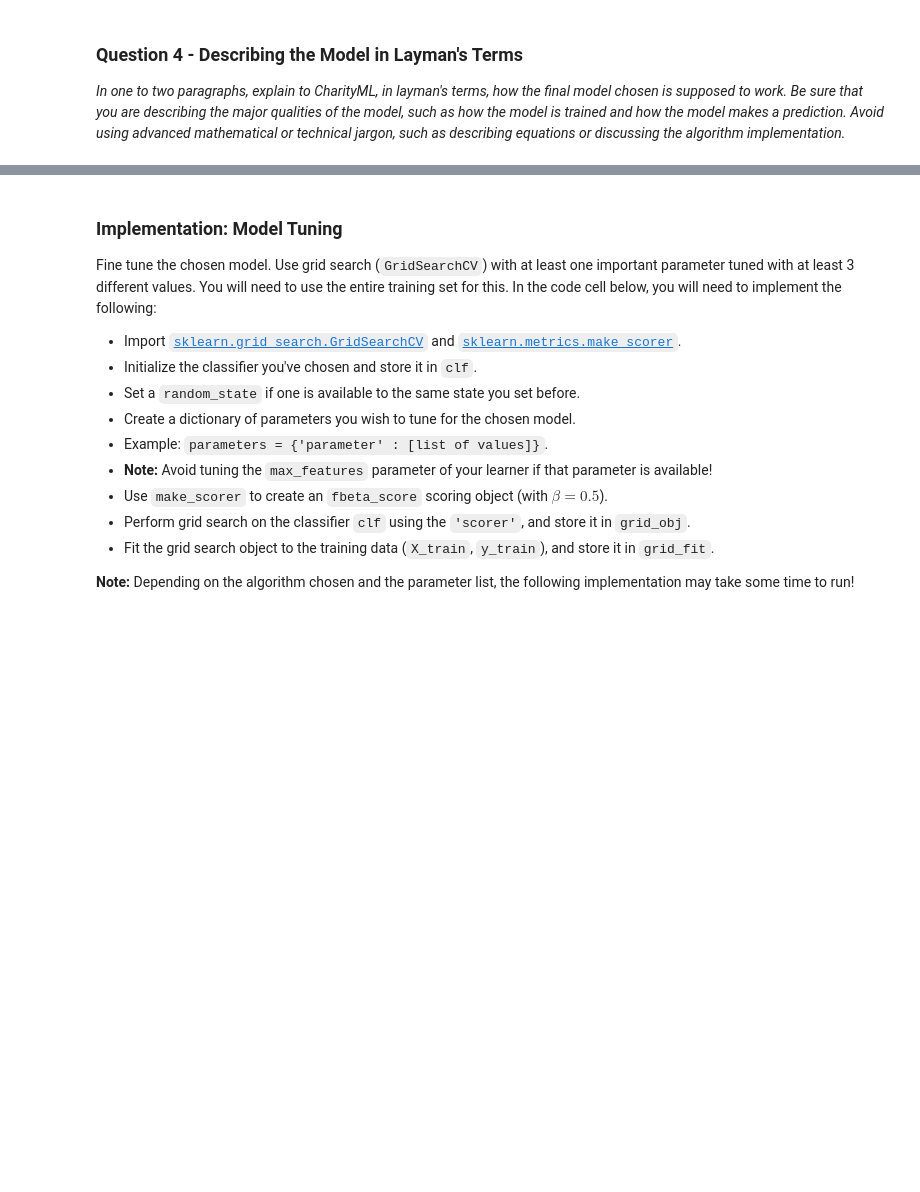
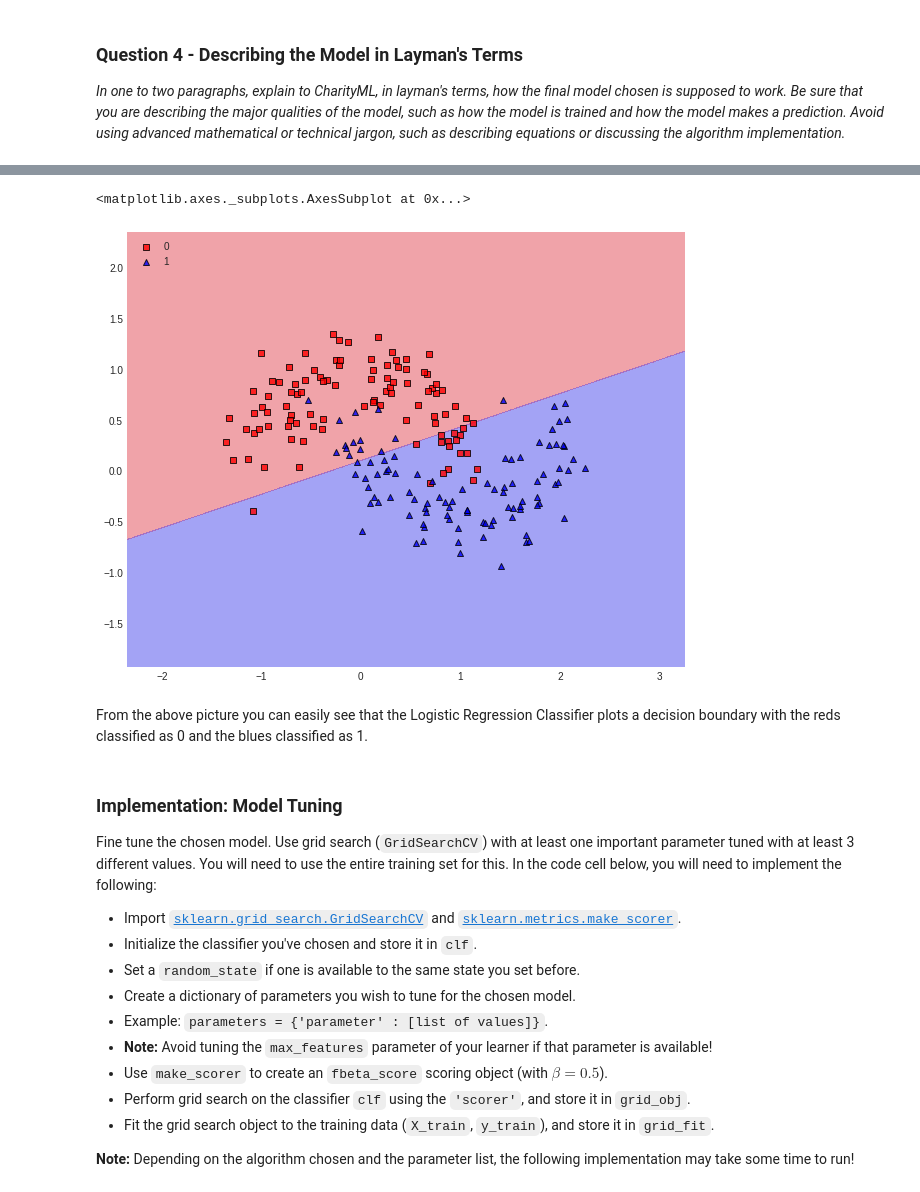
Before and after one commit to N00bsie/machine-learning, a Jupyter notebook: projects/finding_donors/finding_donors.ipynb, the cells around one changed output, grey strips where cells are left out. Cells and saved outputs as stored; diff of their text form; code cells hidden in the pictures; blank space fills up the shorter version.

```diff
--- a/projects/finding_donors/finding_donors.ipynb
+++ b/projects/finding_donors/finding_donors.ipynb
@@ -392,3 +451,10 @@ In this final section, you will choose from the three supervised learning models
+# %%
+plot_decision_regions(X,y,clf,res=0.001,legend=2)
+# %% [output]
+<matplotlib.axes._subplots.AxesSubplot at 0x...>
+[figure, added]
+# %% [markdown]
+From the above picture you can easily see that the Logistic Regression Classifier plots a decision boundary with the reds classified as 0 and the blues classified as 1.
 # %% [markdown]
 ### Implementation: Model Tuning
 Fine tune the chosen model. Use grid search (`GridSearchCV`) with at least one important parameter tuned with at least 3 different values. You will need to use the entire training set for this. In the code cell below, you will need to implement the following:
```
Also changed, not shown: parts of 22 cells of this notebook, 4 other files.
